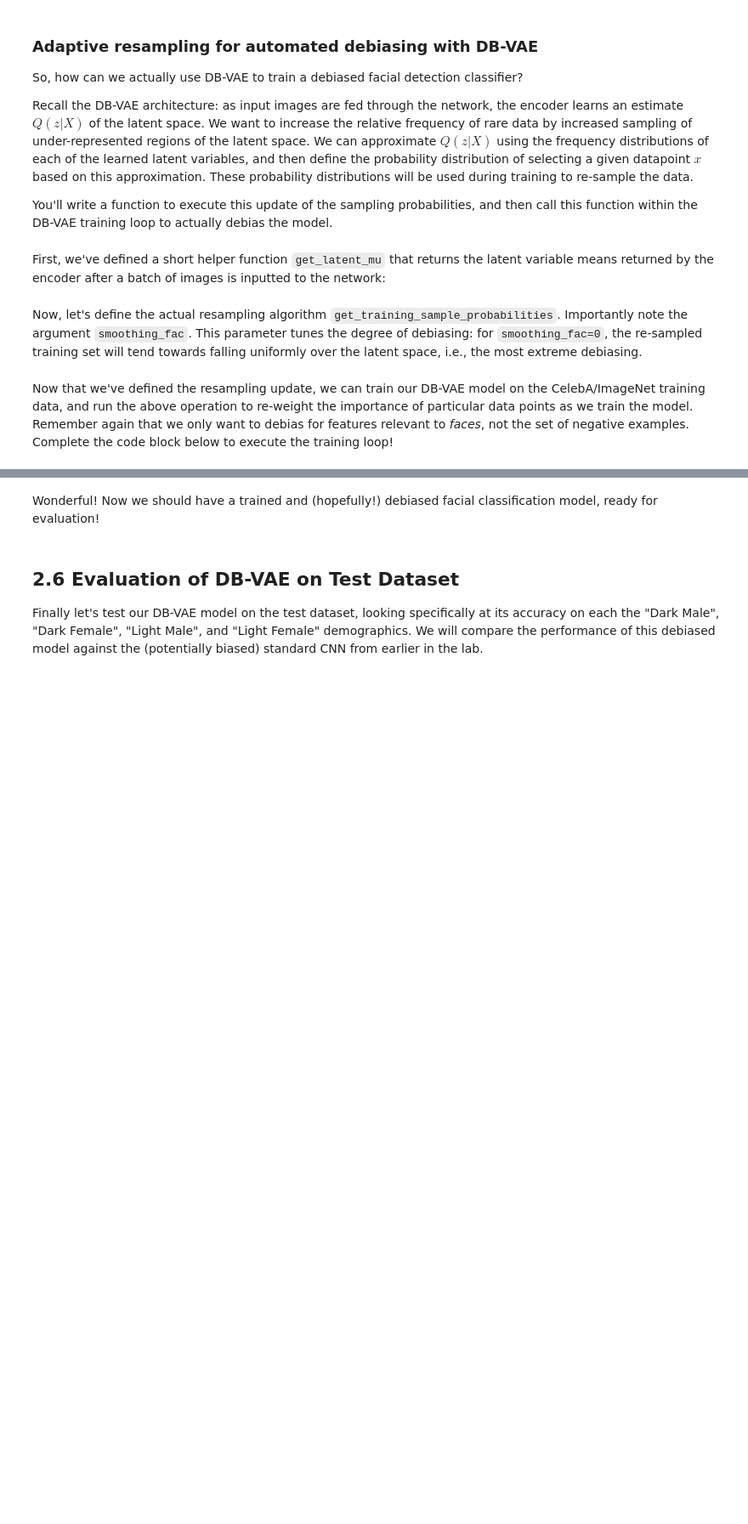
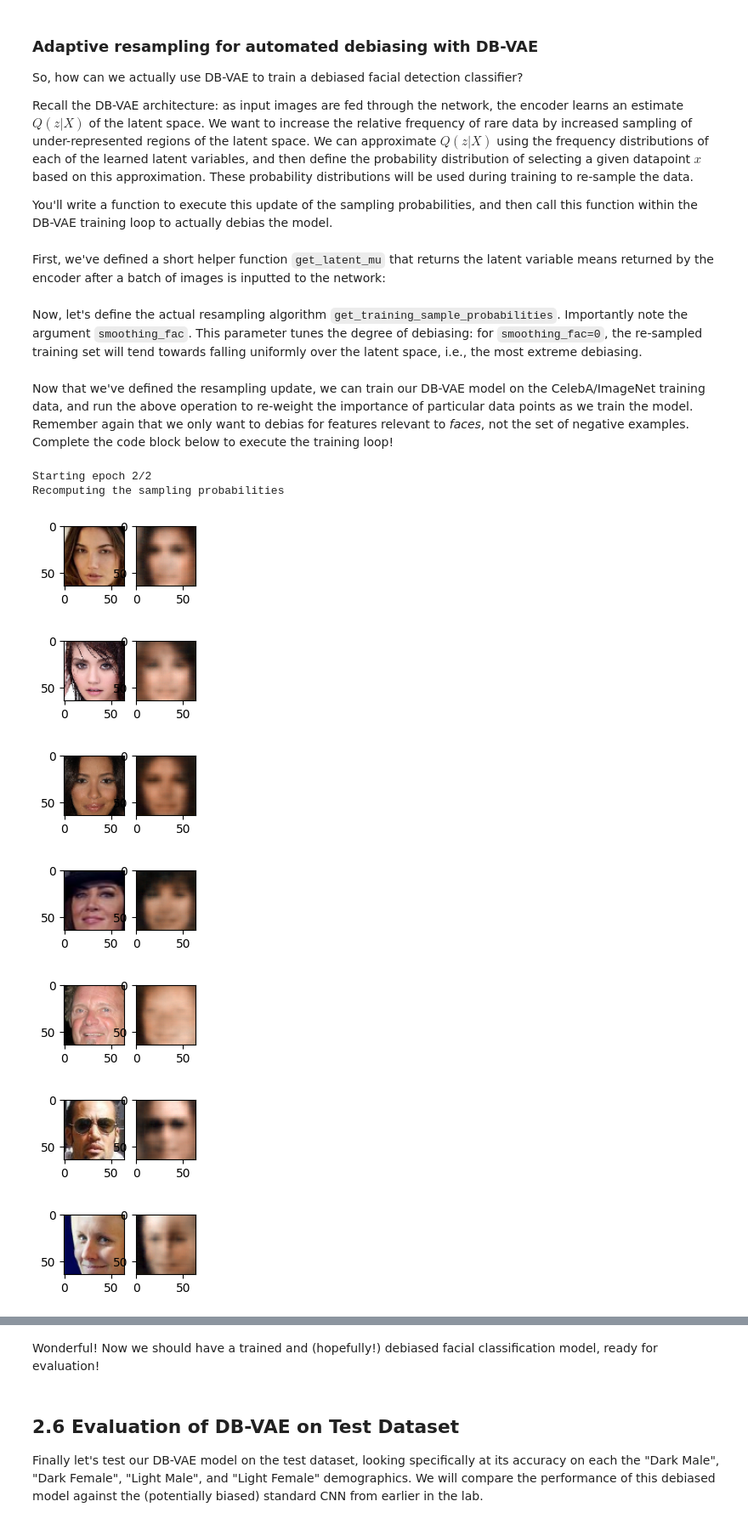
Before and after one commit to mayflower6157/MIT-Deep-Learning-6.S191, a Jupyter notebook: lab2/PT_Part2_Debiasing.ipynb, the cells around one changed output, grey strips where cells are left out. Shown at 85% size. Cells and saved outputs as stored; diff of their text form; code cells hidden in the pictures; blank space fills up the shorter version.

```diff
--- a/lab2/PT_Part2_Debiasing.ipynb
+++ b/lab2/PT_Part2_Debiasing.ipynb
@@ -497,7 +497,7 @@ def sampling(z_mean, z_logsigma):
 
     # # TODO: Define the reparameterization computation!
     # # Note the equation is given in the text block immediately above.
-    z = # TODO
+    z = z_mean + torch.exp(z_logsigma) * eps
 
     return z
 # %% [markdown]
@@ -551,11 +551,11 @@ Let's write a function to define the DB-VAE loss function:
 """
 def debiasing_loss_function(x, x_pred, y, y_logit, mu, logsigma):
     # TODO: call the relevant function to obtain VAE loss
-    vae_loss = vae_loss_function('''TODO''') # TODO
+    vae_loss = vae_loss_function(x, x_pred, mu, logsigma) # TODO
 
     # TODO: define the classification loss using binary_cross_entropy
     # https://pytorch.org/docs/stable/generated/torch.nn.functional.binary_cross_entropy_with_logits.html
-    classification_loss = # TODO
+    classification_loss = F.binary_cross_entropy_with_logits(y_logit, y, reduction="none")
 
     # Use the training data labels to create variable face_indicator:
     #   indicator that reflects which training data are images of faces
@@ -564,7 +564,7 @@ def debiasing_loss_function(x, x_pred, y, y_logit, mu, logsigma):
 
     # TODO: define the DB-VAE total loss! Use torch.mean to average over all
     # samples
-    total_loss = # TODO
+    total_loss = torch.mean(classification_loss + face_indicator * vae_loss)
 
     return total_loss, classification_loss
 # %% [markdown]
@@ -697,13 +697,13 @@ class DB_VAE(nn.Module):
     # VAE reparameterization: given a mean and logsigma, sample latent variables
     def reparameterize(self, z_mean, z_logsigma):
         # TODO: call the sampling function defined above
-        z = # TODO
+        z = sampling(z_mean, z_logsigma)
         return z
 
     # Decode the latent space and output reconstruction
     def decode(self, z):
         # TODO: use the decoder to output the reconstruction
-        reconstruction = # TODO
+        reconstruction = self.decoder(z)
         return reconstruction
 
     # The forward function will be used to pass inputs x through the core VAE
@@ -712,10 +712,10 @@ class DB_VAE(nn.Module):
         y_logit, z_mean, z_logsigma = self.encode(x)
 
         # TODO: reparameterization
-        z = # TODO
+        z = self.reparameterize(z_mean, z_logsigma)
 
         # TODO: reconstruction
-        recon = # TODO
+        recon = self.decode(z)
 
         return y_logit, z_mean, z_logsigma, recon
 
@@ -771,7 +771,7 @@ def get_training_sample_probabilities(images, dbvae, bins=10, smoothing_fac=0.00
     print("Recomputing the sampling probabilities")
 
     # TODO: run the input batch and get the latent variable means
-    mu = get_latent_mu('''TODO''', '''TODO''') # TODO
+    mu = get_latent_mu(images, dbvae) # TODO
 
     # sampling probabilities for the images
     training_sample_p = np.zeros(mu.shape[0], dtype=np.float64)
@@ -791,7 +791,7 @@ def get_training_sample_probabilities(images, dbvae, bins=10, smoothing_fac=0.00
         # TODO: call the digitize function to find which bins in the latent distribution
         #    every data sample falls in to
         # https://docs.scipy.org/doc/numpy-1.13.0/reference/generated/numpy.digitize.html
-        bin_idx = np.digitize('''TODO''', '''TODO''') # TODO
+        bin_idx = np.digitize(latent_distribution, bin_edges) # TODO
 
         # smooth the density function
         hist_smoothed_density = hist_density + smoothing_fac
@@ -801,11 +801,11 @@ def get_training_sample_probabilities(images, dbvae, bins=10, smoothing_fac=0.00
         p = 1.0 / (hist_smoothed_density[bin_idx - 1])
 
         # TODO: normalize all probabilities
-        p = # TODO
+        p = p / np.sum(p)
 
         # TODO: update sampling probabilities by considering whether the newly
         #     computed p is greater than the existing sampling probabilities.
-        training_sample_p = # TODO
+        training_sample_p = np.maximum(training_sample_p, p)
 
     # final normalization
     training_sample_p /= np.sum(training_sample_p)
@@ -837,7 +837,7 @@ def debiasing_train_step(x, y):
     y_logit, z_mean, z_logsigma, x_recon = dbvae(x)
 
     '''TODO: call the DB_VAE loss function to compute the loss'''
-    loss, class_loss = debiasing_loss_function('''TODO arguments''') # TODO
+    loss, class_loss = debiasing_loss_function(x, x_recon, y, y_logit, z_mean, z_logsigma)
 
     loss.backward()
     optimizer.step()
@@ -849,31 +849,41 @@ def debiasing_train_step(x, y):
 all_faces = loader.get_all_train_faces()
 
 # The training loop -- outer loop iterates over the number of epochs
 step = 0
 for i in range(params["num_epochs"]):
     IPython.display.clear_output(wait=True)
     print("Starting epoch {}/{}".format(i + 1, params["num_epochs"]))
 
     # Recompute data sampling proabilities
     """TODO: recompute the sampling probabilities for debiasing"""
-    p_faces = get_training_sample_probabilities('''TODO''', '''TODO''') # TODO
+    p_faces = get_training_sample_probabilities(all_faces, dbvae) # TODO
 
     # get a batch of training data and compute the training step
     for j in tqdm(range(loader.get_train_size() // params["batch_size"])):
         # load a batch of data
         (x, y) = loader.get_batch(params["batch_size"], p_pos=p_faces)
         x = torch.from_numpy(x).float().to(device)
         y = torch.from_numpy(y).float().to(device)
 
         # loss optimization
         loss = debiasing_train_step(x, y)
         loss_value = loss.detach().cpu().numpy()
         experiment.log_metric("loss", loss_value, step=step)
 
         # plot the progress every 200 steps
         if j % 500 == 0:
             mdl.util.plot_sample(x, y, dbvae, backend="pt")
 
         step += 1
 
 experiment.end()
+# %% [output]
+Starting epoch 2/2
+Recomputing the sampling probabilities
+[figure, added]
+[figure, added]
+[figure, added]
+[figure, added]
+[figure, added]
+[figure, added]
+[figure, added]
```
Also changed, not shown: parts of 3 cells of this notebook.
